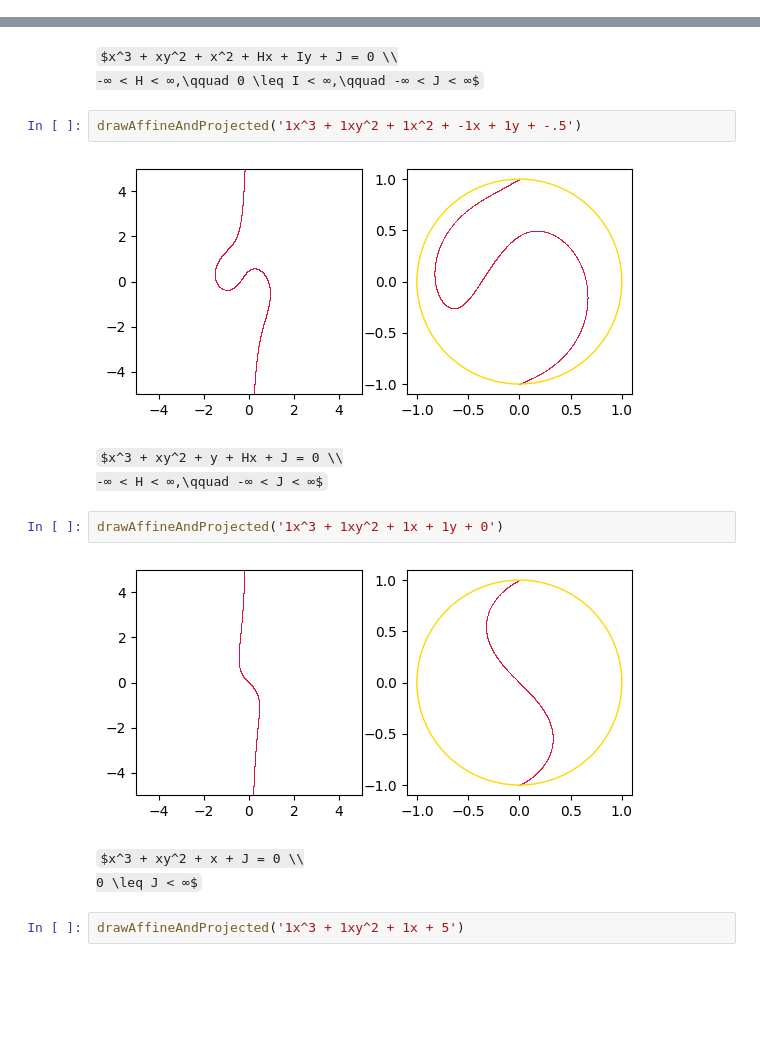
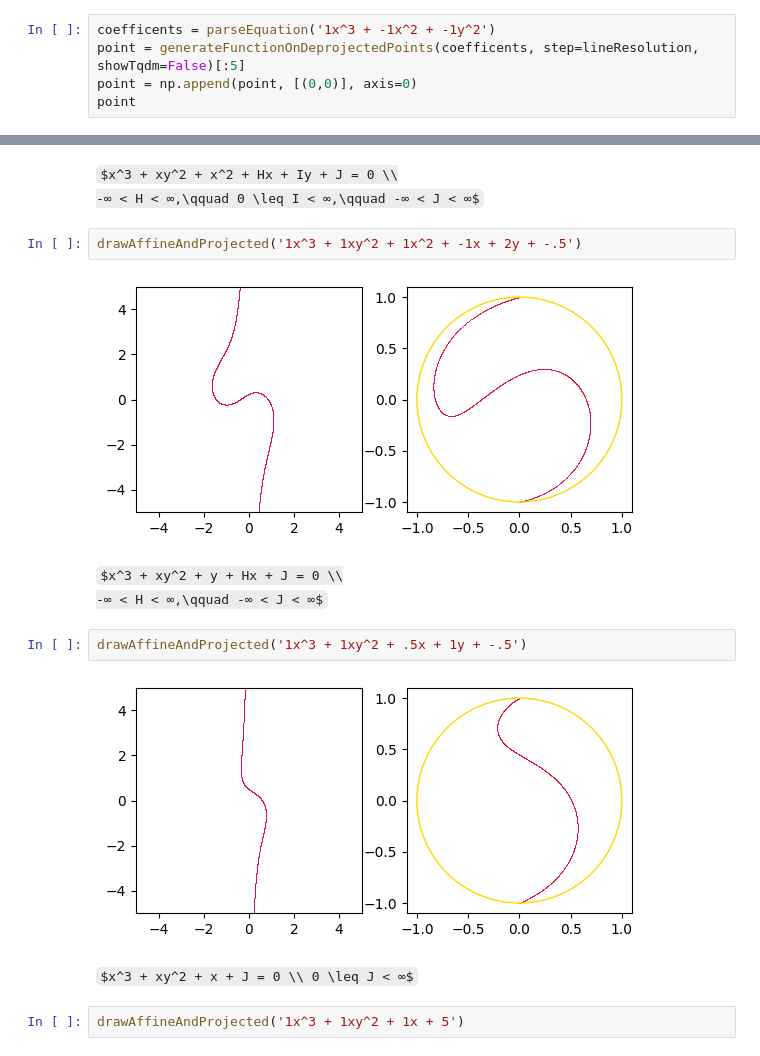
Before and after one commit to mirtorande/cubic-curve-projective-closure, a Jupyter notebook: ExperimentationStation.ipynb, the cells around one changed output, grey strips where cells are left out. Saved outputs shown, nothing was run; the diff lists cells and outputs as text; some formulas as TeX source; blank space fills up the shorter version.

```diff
--- a/ExperimentationStation.ipynb
+++ b/ExperimentationStation.ipynb
@@ -475,3 +475,8 @@ def parseEquation(equation):
 parseEquation('-0.1x^3 + 1xy^2 + 1x^2 + 5x + 0.4y + 3 = 0')
 # %% [output]
 [-0.1, 0, 1.0, 0, 1.0, 0, 0, 5.0, 0.4, 3.0]
+# %%
+coefficents = parseEquation('1x^3 + -1x^2 + -1y^2')
+point = generateFunctionOnDeprojectedPoints(coefficents, step=lineResolution, showTqdm=False)[:5]
+point = np.append(point, [(0,0)], axis=0)
+point
@@ -501,19 +513,18 @@ def drawAffineAndProjected(equation, lineResolution = 0.0025, lineSize = 1.5, af
 $x^3 + xy^2 + x^2 + Hx + Iy + J = 0 \\
 -∞ < H < ∞,\qquad 0 \leq I < ∞,\qquad -∞ < J < ∞$
 # %%
-drawAffineAndProjected('1x^3 + 1xy^2 + 1x^2 + -1x + 1y + -.5')
+drawAffineAndProjected('1x^3 + 1xy^2 + 1x^2 + -1x + 2y + -.5')
 # %% [output]
-[figure, old version]
+[figure, new version]
 # %% [markdown]
 $x^3 + xy^2 + y + Hx + J = 0 \\
 -∞ < H < ∞,\qquad -∞ < J < ∞$
 # %%
-drawAffineAndProjected('1x^3 + 1xy^2 + 1x + 1y + 0')
+drawAffineAndProjected('1x^3 + 1xy^2 + .5x + 1y + -.5')
 # %% [output]
-[figure, old version]
+[figure, new version]
 # %% [markdown]
-$x^3 + xy^2 + x + J = 0 \\
-0 \leq J < ∞$
+$x^3 + xy^2 + x + J = 0 \\ 0 \leq J < ∞$
 # %%
 drawAffineAndProjected('1x^3 + 1xy^2 + 1x + 5')
 # %% [output]
```
Also changed, not shown: parts of 9 cells of this notebook, 30 other files.
